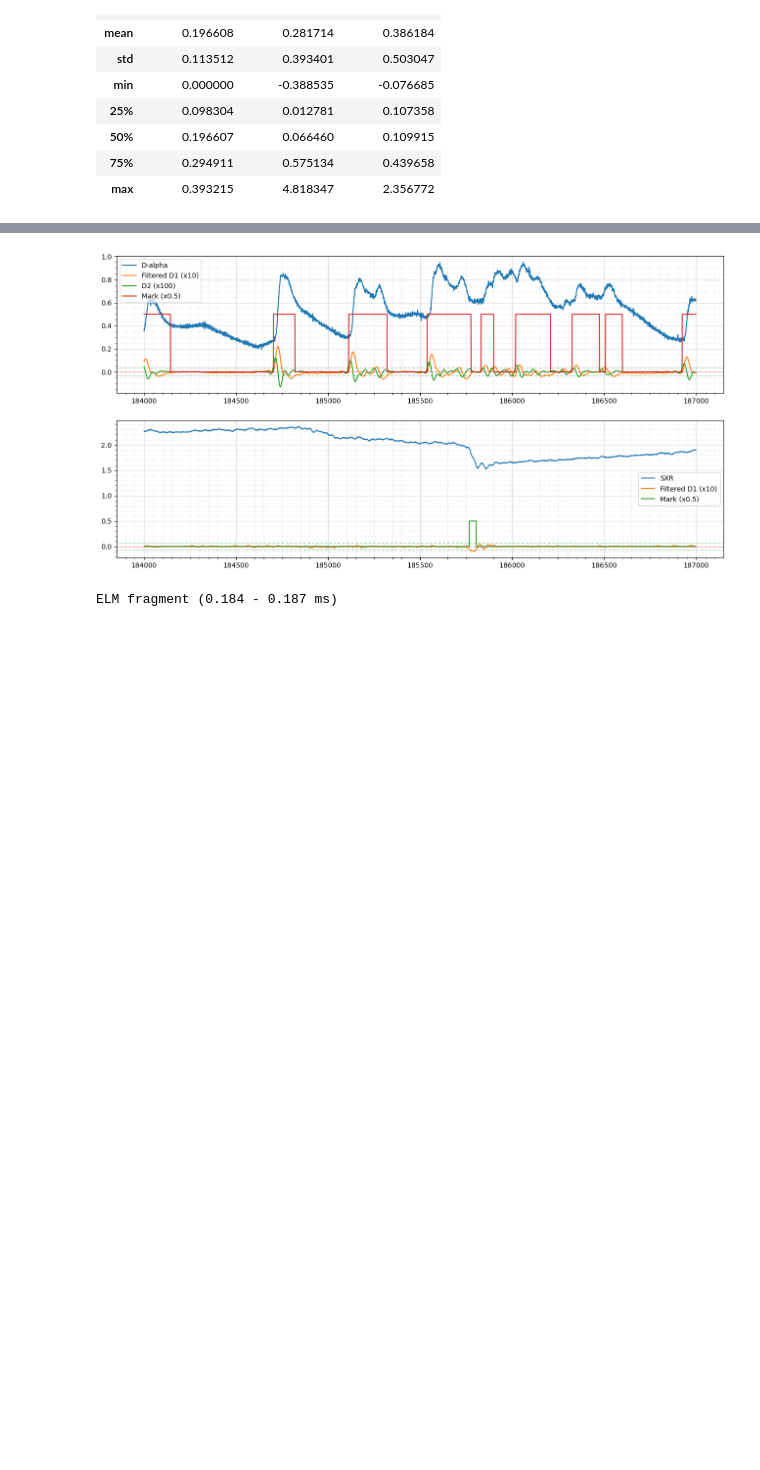
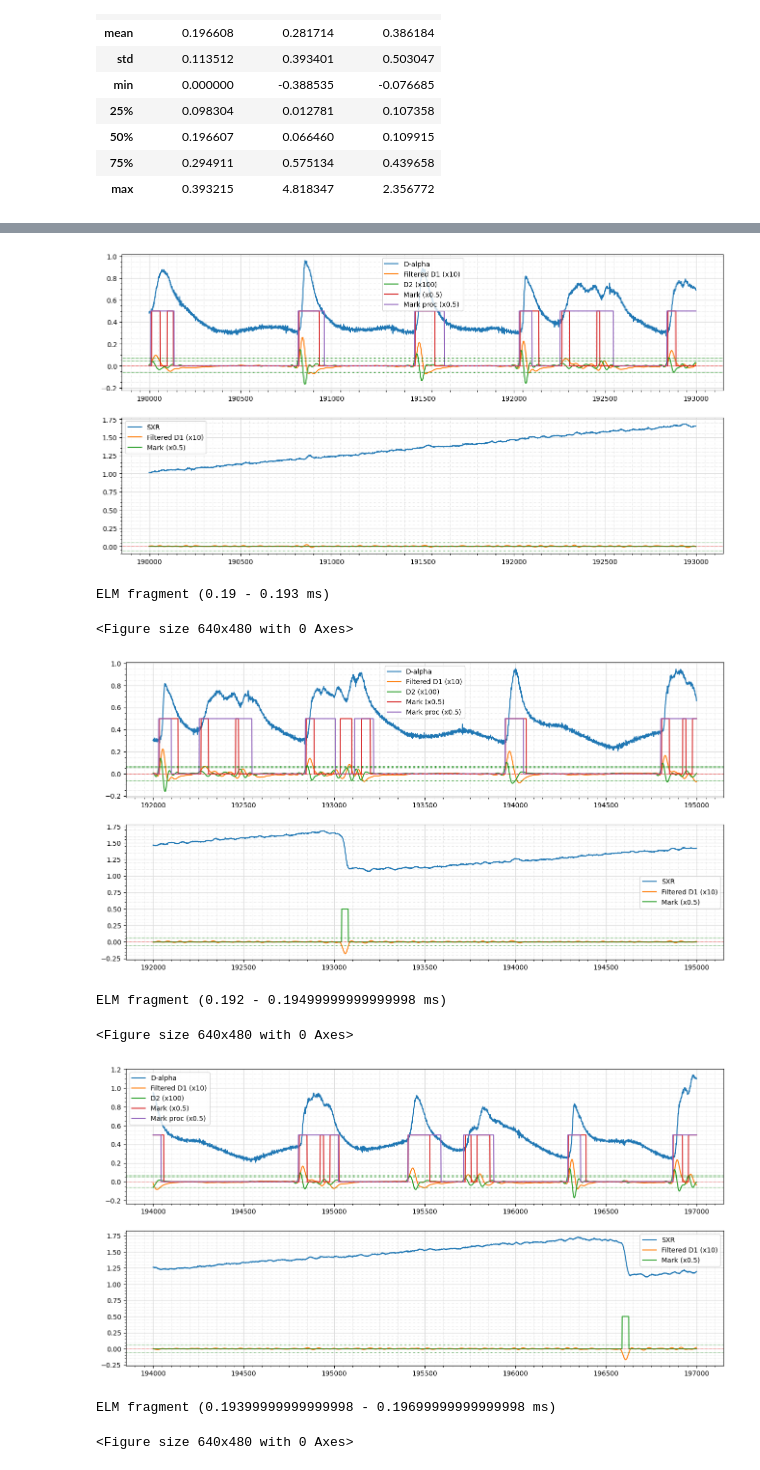
Before and after one commit to feodorrussia/Plasma_analysis, a Jupyter notebook: Marking system.ipynb, the cells around one changed output, grey strips where cells are left out. Saved outputs shown, nothing was run; the diff lists cells and outputs as text; code cells hidden in the pictures; blank space fills up the shorter version.

```diff
--- a/Marking system.ipynb
+++ b/Marking system.ipynb
@@ -209,6 +221,10 @@ mark_data[abs(d_alpha_f - da_f_q) > da_f_std * 1.5] = 1
 mark_d_alpha = proc_slices(mark_data, data=d_alpha, data_diff=d_alpha_f, length_edge=15, distance_edge=30, da_fl=True)  # , da_fl=True
 
 mark_data = np.zeros(d_alpha_f.shape)
+mark_data[abs(d_alpha_f - da_f_q) > da_f_std * 1.5] = 1
+mark_d_alpha_2 = proc_slices(mark_data, length_edge=15, distance_edge=30)
+
+mark_data = np.zeros(d_alpha_f.shape)
 mark_data[abs(sxr_f - sxr_f_q) > sxr_f_std * 7] = 1
 mark_sxr = proc_slices(mark_data, length_edge=10, distance_edge=30)
 # %% [output]
@@ -240,7 +256,7 @@ def get_d2_peaks(diff_data: np.array):
 
 mode_plotting = 1  # int(input("Input visualising mode [ 0 - manual | 1 - only marked ]:"))
 # mode_marking = int(input("Input marking mode (0 - manual | 1 - semiauto): ").strip().split()[0])
-l_edge = 184000  # int(input(f"Input start index [0:{df.shape[0]//1000*1000}]: ").strip().split()[0])
+l_edge = 190000  # int(input(f"Input start index [0:{df.shape[0]//1000*1000}]: ").strip().split()[0])
 # print("---")
 step = 2000
 width = 3000
@@ -269,10 +285,13 @@ while l_edge < df.shape[0]:
     # print(len(x), x, y)
     # ax1.scatter(x, y * 100, s=20)
 
-    ax1.plot(range(l_edge, r_edge), mark_d_alpha[l_edge:r_edge] * 0.5, label="Mark (x0.5)")
+    ax1.plot(range(l_edge, r_edge), mark_d_alpha_2[l_edge:r_edge] * 0.5, label="Mark (x0.5)")
+    ax1.plot(range(l_edge, r_edge), mark_d_alpha[l_edge:r_edge] * 0.5, label="Mark proc (x0.5)")
     ax1.axhline(np.quantile(d_alpha_f, 0.7) * 10, color="red", linestyle=':', linewidth=0.7)
-    ax1.axhline((da_f_q + da_f_std * 1.5) * 10, color="green", linestyle=':', linewidth=0.7)
-    ax1.axhline((da_f_q - da_f_std * 1.5) * 10, color="green", linestyle=':', linewidth=0.7)
+    ax1.axhline((da_f_q + da_f_std * 3) * 10, color="green", linestyle=':', linewidth=0.7)
+    ax1.axhline((da_f_q + da_f_std * 2.5) * 10, color="green", linestyle=':', linewidth=0.7)
+    ax1.axhline((da_f_q + da_f_std * 2) * 10, color="green", linestyle=':', linewidth=0.7)
+    ax1.axhline((da_f_q - da_f_std * 2.7) * 10, color="green", linestyle=':', linewidth=0.7)
     # for ind in slice_da_indexes:
     #     ax1.axvline(ind, color="green", linestyle=':', linewidth=0.7)
 
@@ -292,35 +311,42 @@ while l_edge < df.shape[0]:
     # for ind in slice_sxr_indexes:
     #     ax2.axvline(ind, color="green", linestyle=':', linewidth=0.7)
 
     ax2.grid(which='major', color='#DDDDDD', linewidth=0.9)
     ax2.grid(which='minor', color='#DDDDDD', linestyle=':', linewidth=0.7)
     ax2.minorticks_on()
     ax2.xaxis.set_minor_locator(AutoMinorLocator(10))
     ax2.legend()
     plt.show()
 
     # res = list(map(int, input(f"Input index pairs of ELM fragments ({df.t[l_edge]} - {df.t[r_edge]} ms):\n").strip().split()))
     # for i in range(0, len(res), 2):
     #     board_ind = [res[i], res[i+1]]
 
     #     mark = float(input("Input mark to set [ 0 | 1 | 2 ]: "))
 
     #     if mode_marking and mark > 0:
     #         board_ind = get_borders(df.loc[res[i]:res[i + 1], "ch1"].to_numpy(), scale=1.5)
     #         board_ind[0] = max(board_ind[0] - step_away + res[i], 0)
     #         board_ind[1] += res[i]
 
     #     df.loc[board_ind[0]:board_ind[1], "ch1_marked"] = mark
 
-    print(f"ELM fragment ({df.t[l_edge]} - {df.t[r_edge]} ms)\n")
-    break
-    # input(f"ELM fragment ({df.t[l_edge]} - {df.t[r_edge]} ms)\n")
+    # print(f"ELM fragment ({df.t[l_edge]} - {df.t[r_edge]} ms)\n")
+    # break
+    input(f"ELM fragment ({df.t[l_edge]} - {df.t[r_edge]} ms)\n")
 
     plt.close()
     plt.clf()
     l_edge += step
 
 # 217500
 # %% [output]
-[figure, old version]
+[figure, new version]
-ELM fragment (0.184 - 0.187 ms)
+ELM fragment (0.19 - 0.193 ms)
+<Figure size 640x480 with 0 Axes>
+[figure, added]
+ELM fragment (0.192 - 0.19499999999999998 ms)
+<Figure size 640x480 with 0 Axes>
+[figure, added]
+ELM fragment (0.19399999999999998 - 0.19699999999999998 ms)
+<Figure size 640x480 with 0 Axes>
```
Also changed, not shown: parts of 3 cells of this notebook.
